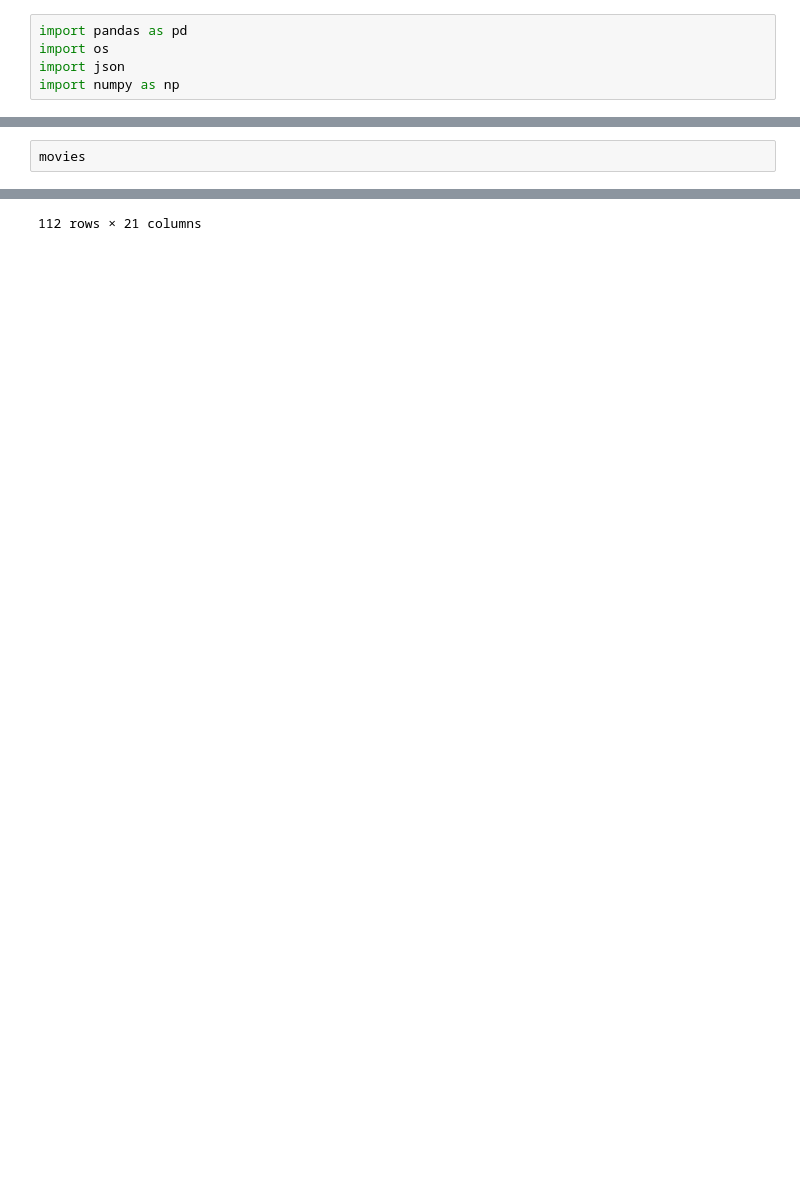
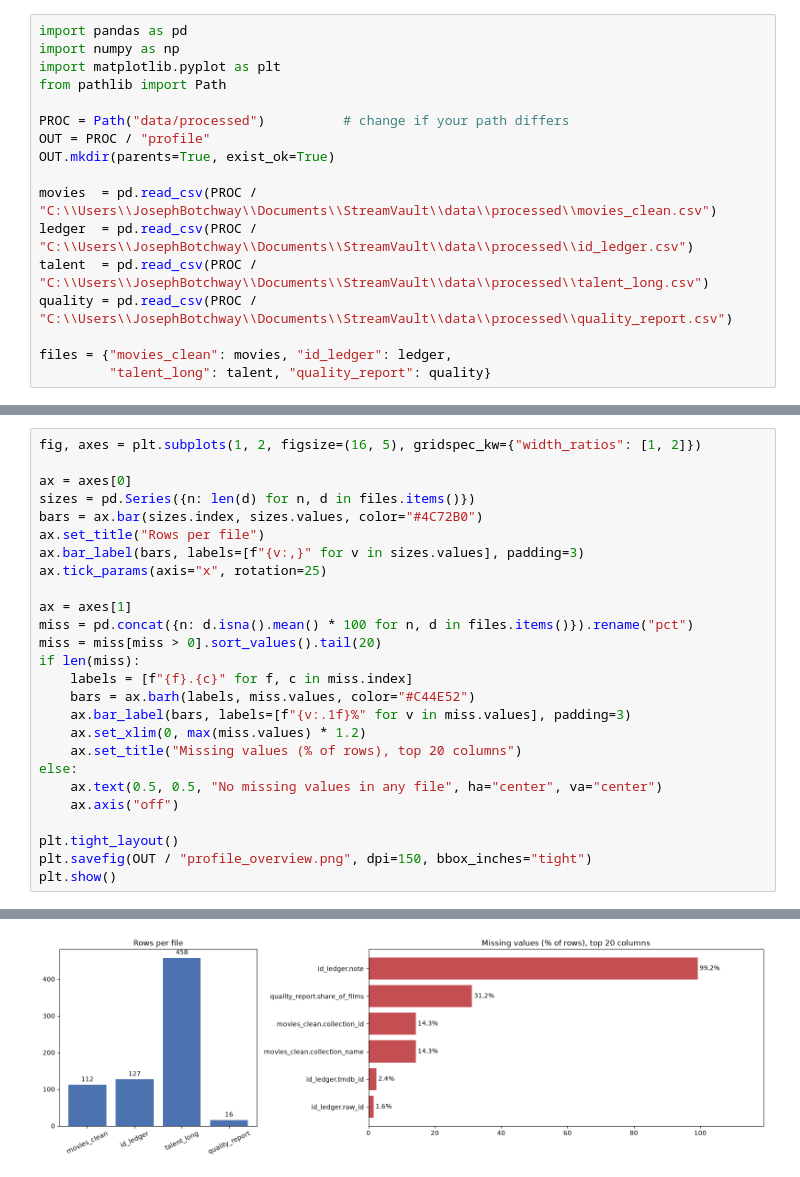
Before and after one commit to JDB-amalitech/StreamVault-Analysis, a Jupyter notebook: Data_profiling/movies.ipynb, the cells around one changed output, grey strips where cells are left out. Drawn from its saved outputs; the diff is of its cells as text; blank space fills up the shorter version.

Commit message:
profiling the processed data

```diff
--- a/Data_profiling/movies.ipynb
+++ b/Data_profiling/movies.ipynb
@@ -3,6 +3,18 @@
 # %%
 import pandas as pd
-import os
-import json
 import numpy as np
+import matplotlib.pyplot as plt
+from pathlib import Path
+
+PROC = Path("data/processed")          # change if your path differs
+OUT = PROC / "profile"
+OUT.mkdir(parents=True, exist_ok=True)
+
+movies  = pd.read_csv(PROC / "C:\\Users\\JosephBotchway\\Documents\\StreamVault\\data\\processed\\movies_clean.csv")
+ledger  = pd.read_csv(PROC / "C:\\Users\\JosephBotchway\\Documents\\StreamVault\\data\\processed\\id_ledger.csv")
+talent  = pd.read_csv(PROC / "C:\\Users\\JosephBotchway\\Documents\\StreamVault\\data\\processed\\talent_long.csv")
+quality = pd.read_csv(PROC / "C:\\Users\\JosephBotchway\\Documents\\StreamVault\\data\\processed\\quality_report.csv")
+
+files = {"movies_clean": movies, "id_ledger": ledger,
+         "talent_long": talent, "quality_report": quality}
 # %%
@@ -10,3 +45,27 @@ movies= pd.read_csv(r'C:\Users\JosephBotchway\Documents\StreamVault\data\process
 # %%
-movies
+fig, axes = plt.subplots(1, 2, figsize=(16, 5), gridspec_kw={"width_ratios": [1, 2]})
+
+ax = axes[0]
+sizes = pd.Series({n: len(d) for n, d in files.items()})
+bars = ax.bar(sizes.index, sizes.values, color="#4C72B0")
+ax.set_title("Rows per file")
+ax.bar_label(bars, labels=[f"{v:,}" for v in sizes.values], padding=3)
+ax.tick_params(axis="x", rotation=25)
+
+ax = axes[1]
+miss = pd.concat({n: d.isna().mean() * 100 for n, d in files.items()}).rename("pct")
+miss = miss[miss > 0].sort_values().tail(20)
+if len(miss):
+    labels = [f"{f}.{c}" for f, c in miss.index]
+    bars = ax.barh(labels, miss.values, color="#C44E52")
+    ax.bar_label(bars, labels=[f"{v:.1f}%" for v in miss.values], padding=3)
+    ax.set_xlim(0, max(miss.values) * 1.2)
+    ax.set_title("Missing values (% of rows), top 20 columns")
+else:
+    ax.text(0.5, 0.5, "No missing values in any file", ha="center", va="center")
+    ax.axis("off")
+
+plt.tight_layout()
+plt.savefig(OUT / "profile_overview.png", dpi=150, bbox_inches="tight")
+plt.show()
 # %% [output]
@@ -25 +72 @@ movies
-112 rows × 21 columns
+[figure, added]
```
Also changed, not shown: parts of 11 cells of this notebook, 6 other files.
